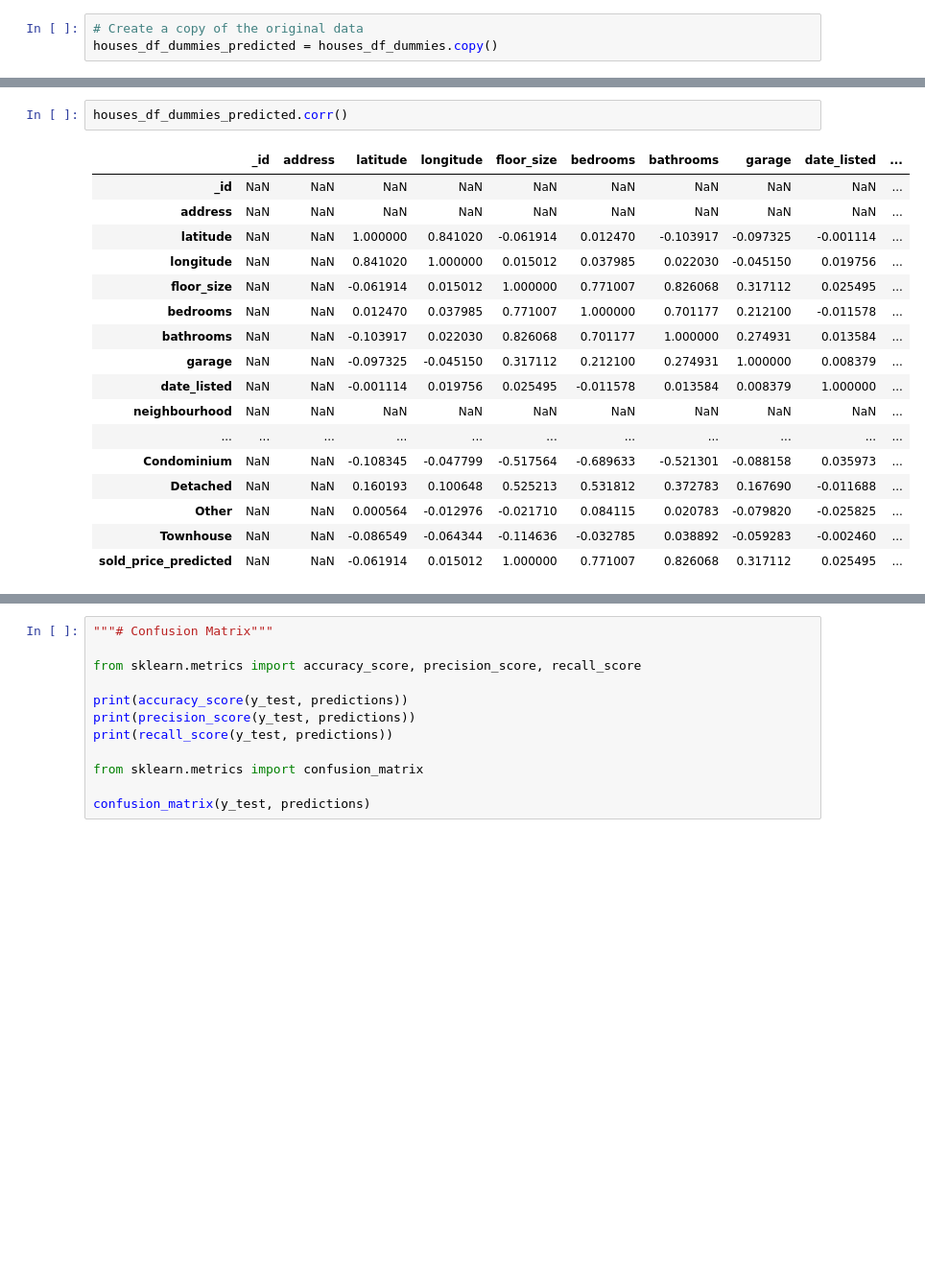
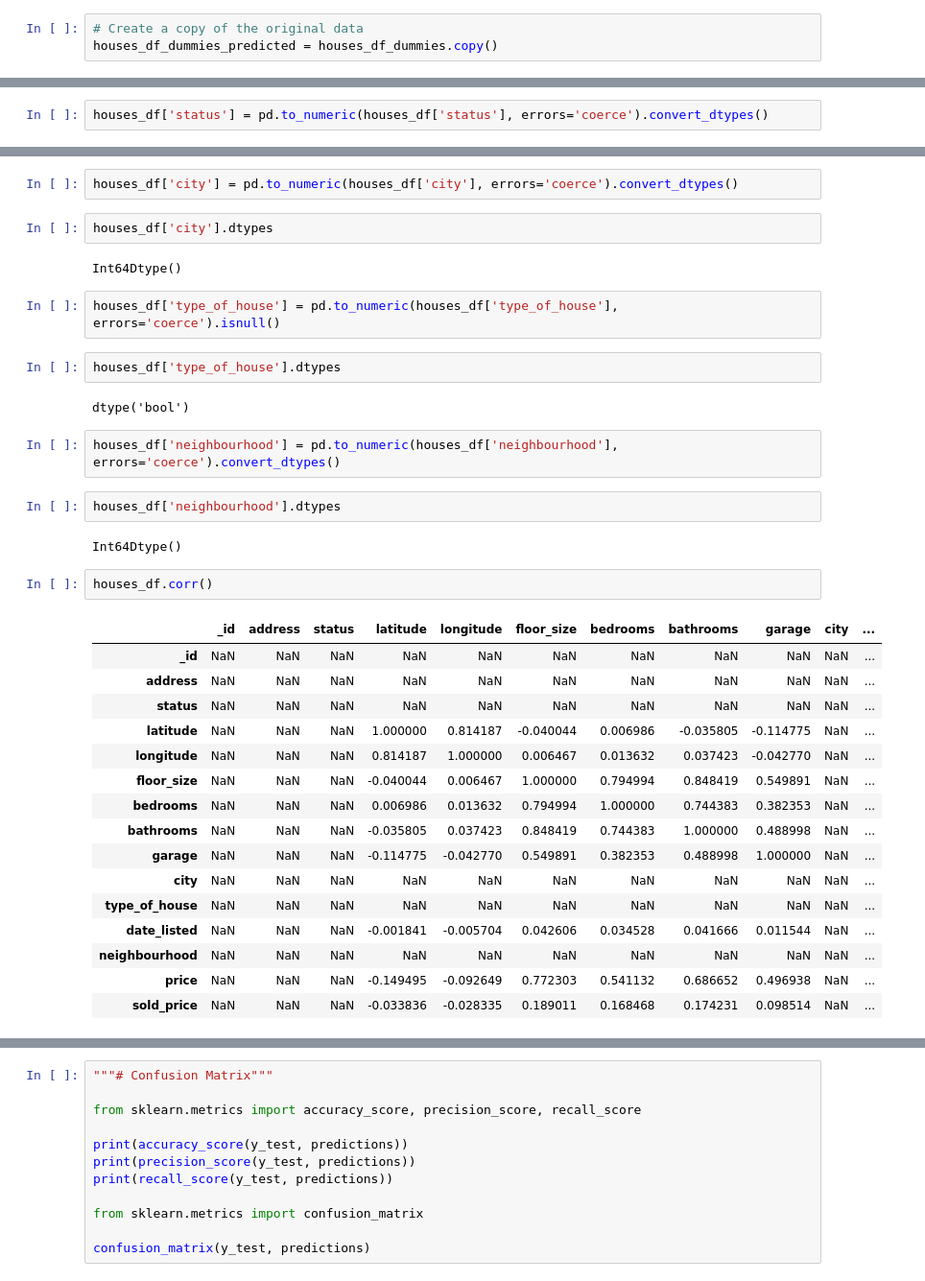
Before and after one commit to MaisieDeGraaf/Housing-Project_Final, a Jupyter notebook: linreg_housing.ipynb, the cells around one changed output, grey strips where cells are left out. Shown at 96% size. Saved outputs shown, nothing was run; the diff lists cells and outputs as text; blank space fills up the shorter version.

```diff
--- a/linreg_housing.ipynb
+++ b/linreg_housing.ipynb
@@ -551,0 +555,2 @@ houses_df_dummies_predicted['neighbourhood'] = pd.to_numeric(houses_df_dummies_p
+# %%
+houses_df['status'] = pd.to_numeric(houses_df['status'], errors='coerce').convert_dtypes()
@@ -552,21 +561,38 @@ houses_df_dummies_predicted['neighbourhood'] = pd.to_numeric(houses_df_dummies_p
+# %%
+houses_df['city'] = pd.to_numeric(houses_df['city'], errors='coerce').convert_dtypes()
+# %%
+houses_df['city'].dtypes
+# %% [output]
+Int64Dtype()
+# %%
+houses_df['type_of_house'] = pd.to_numeric(houses_df['type_of_house'], errors='coerce').isnull()
+# %%
+houses_df['type_of_house'].dtypes
+# %% [output]
+dtype('bool')
+# %%
+houses_df['neighbourhood'] = pd.to_numeric(houses_df['neighbourhood'], errors='coerce').convert_dtypes()
+# %%
+houses_df['neighbourhood'].dtypes
+# %% [output]
+Int64Dtype()
 # %%
-houses_df_dummies_predicted.corr()
+houses_df.corr()
 # %% [output]
-|  | _id | address | latitude | longitude | floor_size | bedrooms | bathrooms | garage | date_listed | ... |
-| _id | NaN | NaN | NaN | NaN | NaN | NaN | NaN | NaN | NaN | ... |
-| address | NaN | NaN | NaN | NaN | NaN | NaN | NaN | NaN | NaN | ... |
-| latitude | NaN | NaN | 1.000000 | 0.841020 | -0.061914 | 0.012470 | -0.103917 | -0.097325 | -0.001114 | ... |
-| longitude | NaN | NaN | 0.841020 | 1.000000 | 0.015012 | 0.037985 | 0.022030 | -0.045150 | 0.019756 | ... |
-| floor_size | NaN | NaN | -0.061914 | 0.015012 | 1.000000 | 0.771007 | 0.826068 | 0.317112 | 0.025495 | ... |
-| bedrooms | NaN | NaN | 0.012470 | 0.037985 | 0.771007 | 1.000000 | 0.701177 | 0.212100 | -0.011578 | ... |
-| bathrooms | NaN | NaN | -0.103917 | 0.022030 | 0.826068 | 0.701177 | 1.000000 | 0.274931 | 0.013584 | ... |
-| garage | NaN | NaN | -0.097325 | -0.045150 | 0.317112 | 0.212100 | 0.274931 | 1.000000 | 0.008379 | ... |
-| date_listed | NaN | NaN | -0.001114 | 0.019756 | 0.025495 | -0.011578 | 0.013584 | 0.008379 | 1.000000 | ... |
-| neighbourhood | NaN | NaN | NaN | NaN | NaN | NaN | NaN | NaN | NaN | ... |
-| ... | ... | ... | ... | ... | ... | ... | ... | ... | ... | ... |
-| Condominium | NaN | NaN | -0.108345 | -0.047799 | -0.517564 | -0.689633 | -0.521301 | -0.088158 | 0.035973 | ... |
-| Detached | NaN | NaN | 0.160193 | 0.100648 | 0.525213 | 0.531812 | 0.372783 | 0.167690 | -0.011688 | ... |
-| Other | NaN | NaN | 0.000564 | -0.012976 | -0.021710 | 0.084115 | 0.020783 | -0.079820 | -0.025825 | ... |
-| Townhouse | NaN | NaN | -0.086549 | -0.064344 | -0.114636 | -0.032785 | 0.038892 | -0.059283 | -0.002460 | ... |
-| sold_price_predicted | NaN | NaN | -0.061914 | 0.015012 | 1.000000 | 0.771007 | 0.826068 | 0.317112 | 0.025495 | ... |
+|  | _id | address | status | latitude | longitude | floor_size | bedrooms | bathrooms | garage | city | ... |
+| _id | NaN | NaN | NaN | NaN | NaN | NaN | NaN | NaN | NaN | NaN | ... |
+| address | NaN | NaN | NaN | NaN | NaN | NaN | NaN | NaN | NaN | NaN | ... |
+| status | NaN | NaN | NaN | NaN | NaN | NaN | NaN | NaN | NaN | NaN | ... |
+| latitude | NaN | NaN | NaN | 1.000000 | 0.814187 | -0.040044 | 0.006986 | -0.035805 | -0.114775 | NaN | ... |
+| longitude | NaN | NaN | NaN | 0.814187 | 1.000000 | 0.006467 | 0.013632 | 0.037423 | -0.042770 | NaN | ... |
+| floor_size | NaN | NaN | NaN | -0.040044 | 0.006467 | 1.000000 | 0.794994 | 0.848419 | 0.549891 | NaN | ... |
+| bedrooms | NaN | NaN | NaN | 0.006986 | 0.013632 | 0.794994 | 1.000000 | 0.744383 | 0.382353 | NaN | ... |
+| bathrooms | NaN | NaN | NaN | -0.035805 | 0.037423 | 0.848419 | 0.744383 | 1.000000 | 0.488998 | NaN | ... |
+| garage | NaN | NaN | NaN | -0.114775 | -0.042770 | 0.549891 | 0.382353 | 0.488998 | 1.000000 | NaN | ... |
+| city | NaN | NaN | NaN | NaN | NaN | NaN | NaN | NaN | NaN | NaN | ... |
+| type_of_house | NaN | NaN | NaN | NaN | NaN | NaN | NaN | NaN | NaN | NaN | ... |
+| date_listed | NaN | NaN | NaN | -0.001841 | -0.005704 | 0.042606 | 0.034528 | 0.041666 | 0.011544 | NaN | ... |
+| neighbourhood | NaN | NaN | NaN | NaN | NaN | NaN | NaN | NaN | NaN | NaN | ... |
+| price | NaN | NaN | NaN | -0.149495 | -0.092649 | 0.772303 | 0.541132 | 0.686652 | 0.496938 | NaN | ... |
+| sold_price | NaN | NaN | NaN | -0.033836 | -0.028335 | 0.189011 | 0.168468 | 0.174231 | 0.098514 | NaN | ... |
 # %%
```
Also changed, not shown: parts of 37 cells of this notebook.
